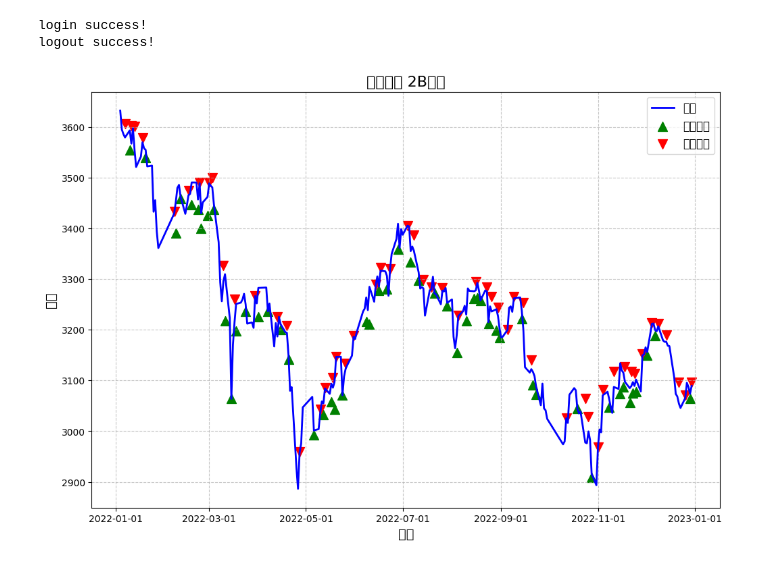
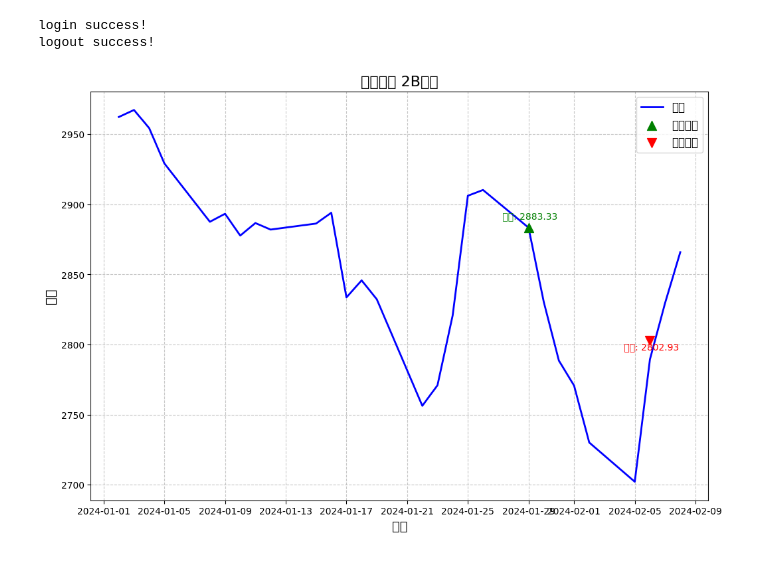
Before and after one commit to Ted88368/quant_in_action, a Jupyter notebook: quick_start/04_2B.ipynb, the cells around one changed output. Saved outputs shown, nothing was run; the diff lists cells and outputs as text; code cells hidden in the pictures.

```diff
--- a/quick_start/04_2B.ipynb
+++ b/quick_start/04_2B.ipynb
@@ -8,8 +8,8 @@ lg = bs.login()
 
 # 设置股票代码和时间范围
 stock_code = "sh.000001"  # 上证指数
-start_date = "2022-01-01"
-end_date = "2022-12-31"
+start_date = "2024-01-01"
+end_date = "2024-12-31"
 
 # 获取股票数据
 rs = bs.query_history_k_data(stock_code,
@@ -36,36 +36,44 @@ df[['open', 'high', 'low', 'close']] = df[['open', 'high', 'low', 'close']].asty
 df['Signal'] = 0  # 默认无信号
 df.loc[(df['low'] < df['low'].shift(1)) & (df['low'].shift(1) > df['low'].shift(2)), 'Signal'] = 1  # 买入信号
 df.loc[(df['high'] > df['high'].shift(1)) & (df['high'].shift(1) < df['high'].shift(2)), 'Signal'] = -1  # 卖出信号
 
 # 创建一个美化的图表
 plt.figure(figsize=(12, 8))
 
+
 # 绘制股价曲线
 plt.plot(df['Date'], df['close'], label='股价', linewidth=2, color='blue')
 
-# 标记买卖信号
-buy_signals = df[df['Signal'] == 1]
-sell_signals = df[df['Signal'] == -1]
-plt.scatter(buy_signals['Date'], buy_signals['low'], marker='^', color='g', label='买入信号', s=100)
-plt.scatter(sell_signals['Date'], sell_signals['high'], marker='v', color='r', label='卖出信号', s=100)
+# 标记最近的买卖信号
+last_buy_signal = df[df['Signal'] == 1].tail(1)
+last_sell_signal = df[df['Signal'] == -1].tail(1)
+plt.scatter(last_buy_signal['Date'], last_buy_signal['low'], marker='^', color='g', label='买入信号', s=100, zorder=5)
+plt.scatter(last_sell_signal['Date'], last_sell_signal['high'], marker='v', color='r', label='卖出信号', s=100, zorder=5)
 
 # 添加网格
 plt.grid(True, linestyle='--', alpha=0.7)
 
 # 设置图表标题和标签
 plt.title(f'上证指数 2B法则', fontsize=16)
 plt.xlabel('日期', fontsize=14)
 plt.ylabel('股价', fontsize=14)
 
 # 调整x轴日期标签的格式
 plt.gca().xaxis.set_major_formatter(plt.matplotlib.dates.DateFormatter('%Y-%m-%d'))
 
+# 添加买卖点的注释
+plt.annotate(f' 买入: {last_buy_signal["low"].values[0]:.2f}', (last_buy_signal['Date'].values[0], last_buy_signal['low'].values[0]),
+             textcoords="offset points", xytext=(0, 10), ha='center', fontsize=10, color='g', zorder=10)
+
+plt.annotate(f' 卖出: {last_sell_signal["high"].values[0]:.2f}', (last_sell_signal['Date'].values[0], last_sell_signal['high'].values[0]),
+             textcoords="offset points", xytext=(0, -10), ha='center', fontsize=10, color='r', zorder=10)
+
 # 显示图例
 plt.legend(fontsize=12)
 
 # 显示图表
 plt.show()
 # %% [output]
 login success!
 logout success!
-[figure, old version]
+[figure, new version]
```
